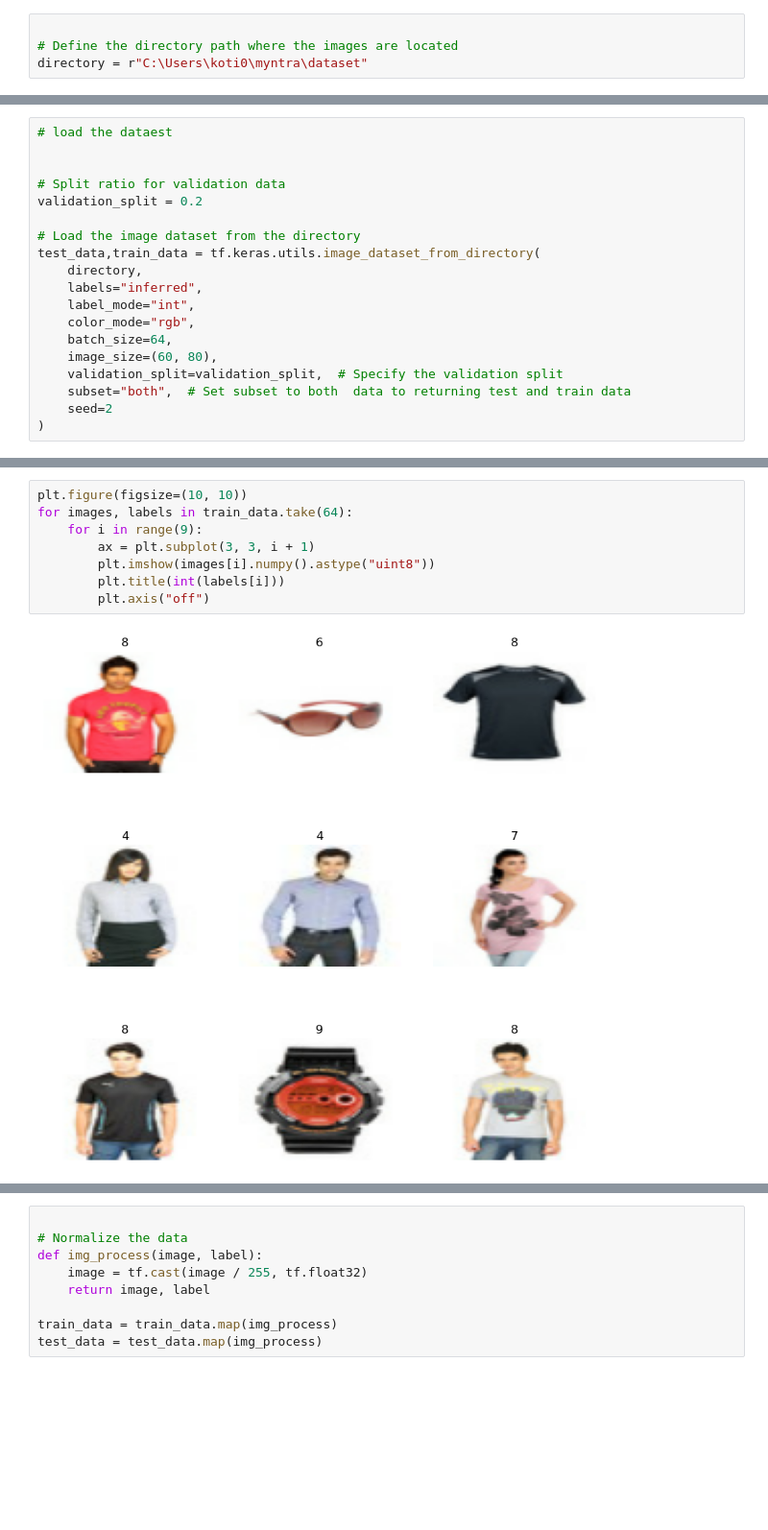
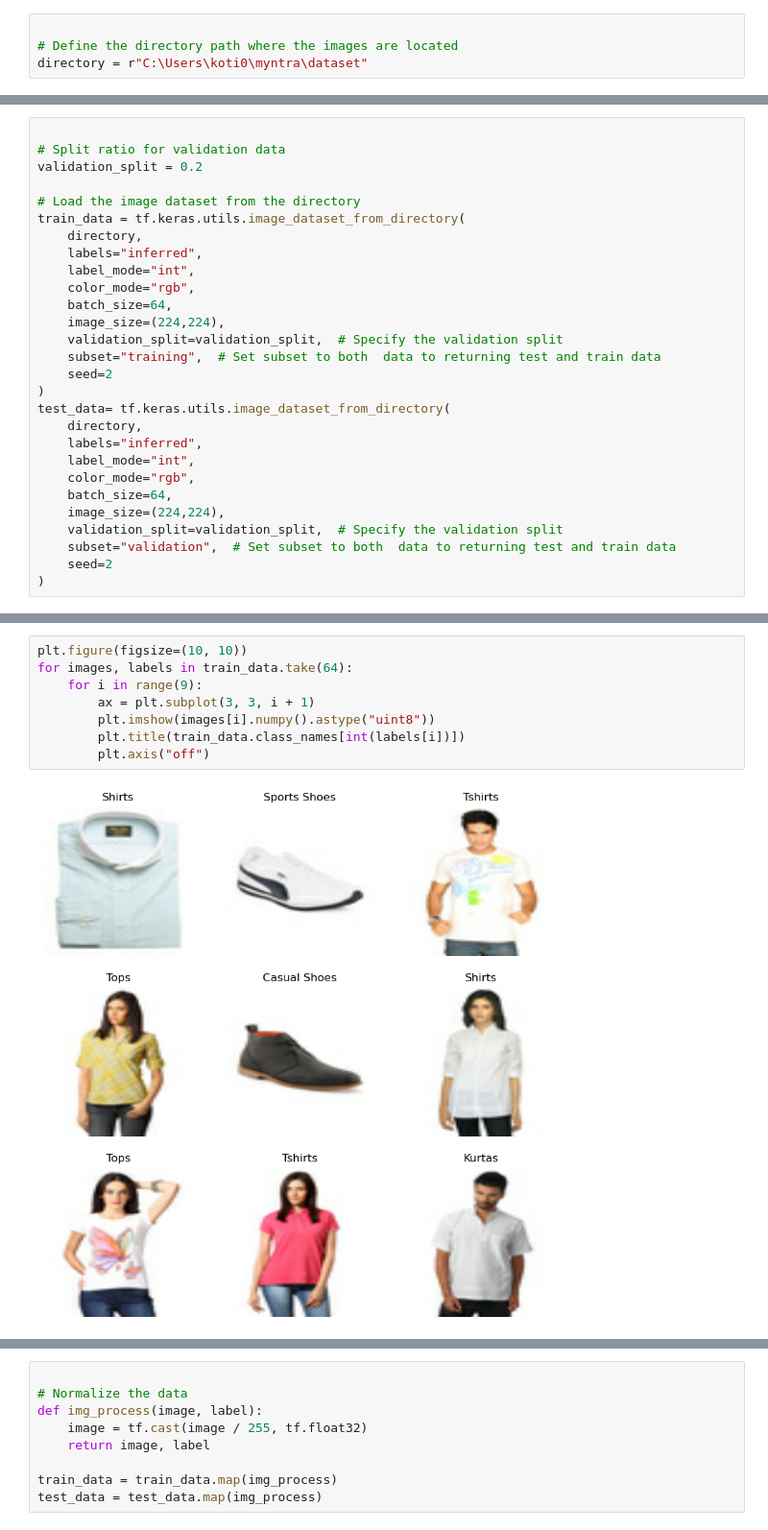
Before and after one commit to koti-malla/image_classification, a Jupyter notebook: image_classification.ipynb, the cells around one changed output, grey strips where cells are left out. Shown at 96% size. Saved outputs shown, nothing was run; the diff lists cells and outputs as text; blank space fills up the shorter version.

```diff
--- a/image_classification.ipynb
+++ b/image_classification.ipynb
@@ -15,22 +85,31 @@ directory = r"C:\Users\koti0\myntra\dataset"
 # %%
-# load the dataest
-
 
 # Split ratio for validation data
 validation_split = 0.2
 
 # Load the image dataset from the directory
-test_data,train_data = tf.keras.utils.image_dataset_from_directory(
+train_data = tf.keras.utils.image_dataset_from_directory(
     directory,
     labels="inferred",
     label_mode="int",
     color_mode="rgb",
     batch_size=64,
-    image_size=(60, 80),
+    image_size=(224,224),
     validation_split=validation_split,  # Specify the validation split
-    subset="both",  # Set subset to both  data to returning test and train data
+    subset="training",  # Set subset to both  data to returning test and train data
     seed=2
 )
+test_data= tf.keras.utils.image_dataset_from_directory(
+    directory,
+    labels="inferred",
+    label_mode="int",
+    color_mode="rgb",
+    batch_size=64,
+    image_size=(224,224),
+    validation_split=validation_split,  # Specify the validation split
+    subset="validation",  # Set subset to both  data to returning test and train data
+    seed=2
+)
 # %% [output]
 Found 25469 files belonging to 10 classes.
 Using 20376 files for training.
@@ -38,10 +120,10 @@ Using 5093 files for validation.
 # %%
 plt.figure(figsize=(10, 10))
 for images, labels in train_data.take(64):
     for i in range(9):
         ax = plt.subplot(3, 3, i + 1)
         plt.imshow(images[i].numpy().astype("uint8"))
-        plt.title(int(labels[i]))
+        plt.title(train_data.class_names[int(labels[i])])
         plt.axis("off")
 # %% [output]
-[figure, old version]
+[figure, new version]
```
Also changed, not shown: parts of 38 cells of this notebook.
